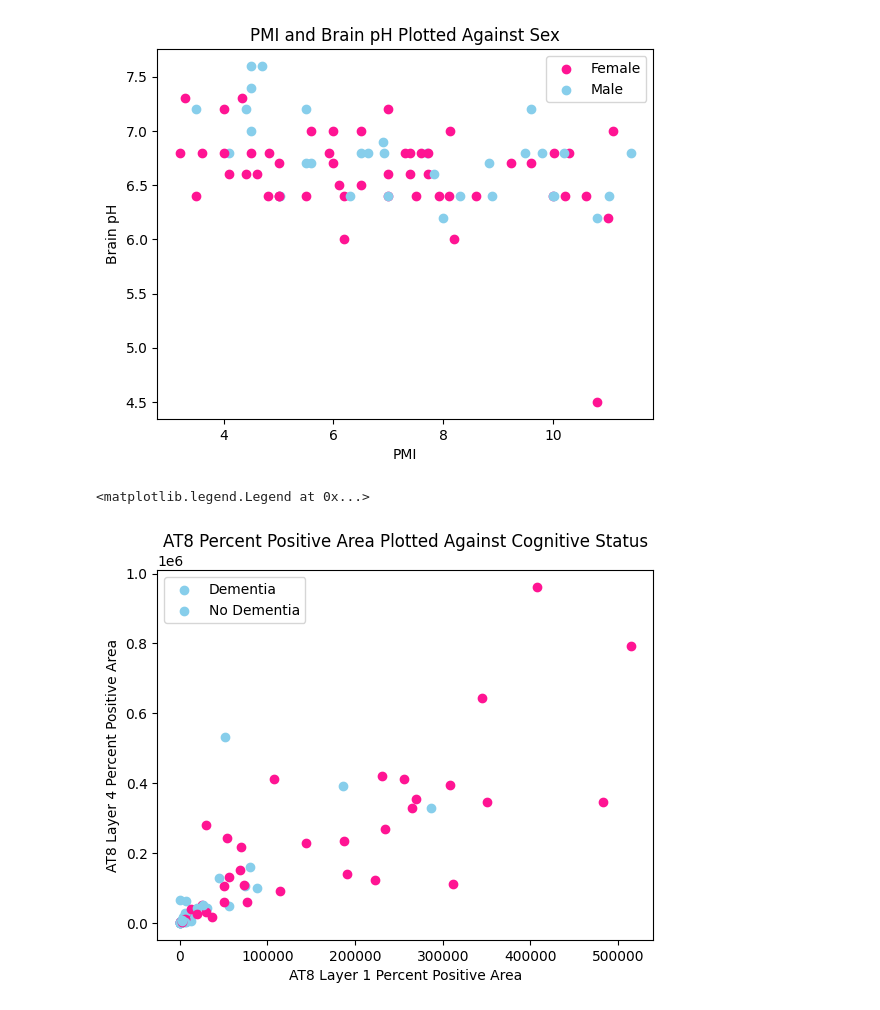
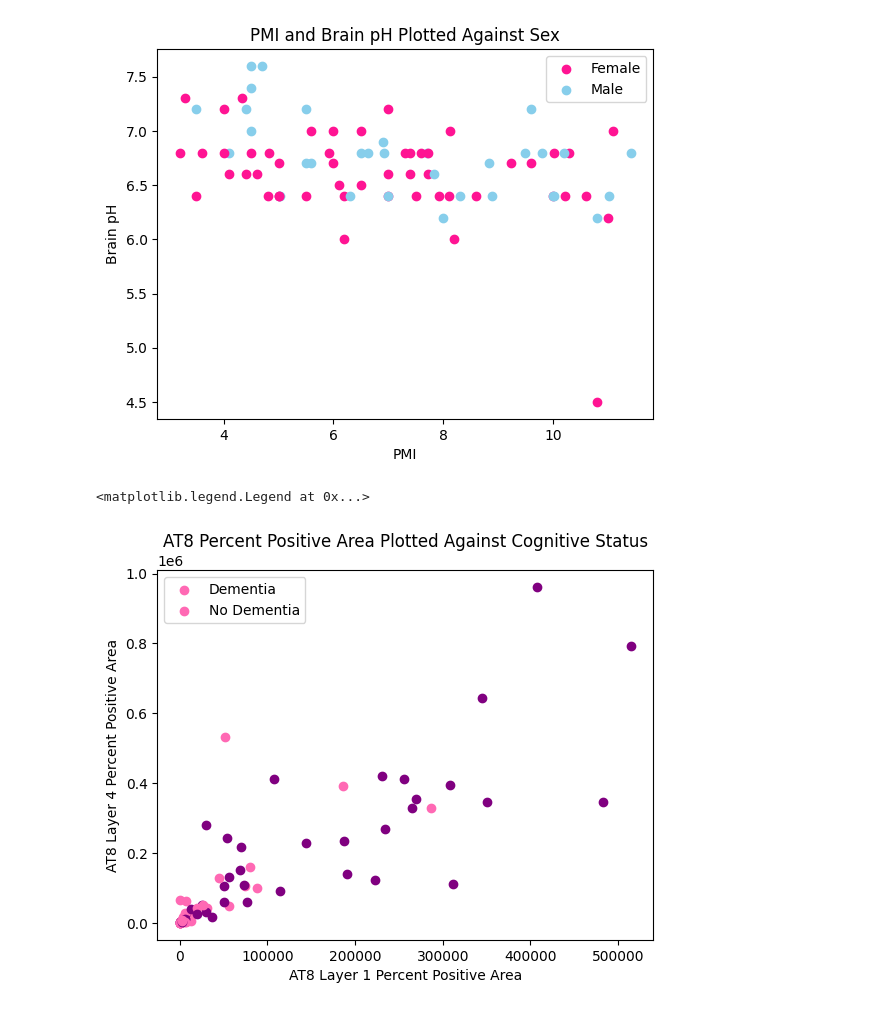
Before and after one commit to meghaninglis/Neural-Data, a Jupyter notebook: final_project_2023.ipynb, the cells around one changed output. Cells and saved outputs as stored; diff of their text form; code cells hidden in the pictures.

```diff
--- a/final_project_2023.ipynb
+++ b/final_project_2023.ipynb
@@ -99,17 +100,18 @@ for i in range(alz_ID_length):
 # %% [output]
 [figure]
 # %%
+#Make another scatter plot
 alz_combined_length = len(combined_data)
 
 for i in range(alz_combined_length):
   if combined_data.iloc[i,-1]== 'Dementia':
-    plt.scatter(combined_data.iloc[i,-2],combined_data.iloc[i,-3], color="deeppink")
+    plt.scatter(combined_data.iloc[i,-2],combined_data.iloc[i,-3], color="purple")
   else:
-    plt.scatter(combined_data.iloc[i,-2],combined_data.iloc[i,-3], color="skyblue")
+    plt.scatter(combined_data.iloc[i,-2],combined_data.iloc[i,-3], color="hotpink")
     plt.xlabel("AT8 Layer 1 Percent Positive Area")
     plt.ylabel("AT8 Layer 4 Percent Positive Area")
     plt.title("AT8 Percent Positive Area Plotted Against Cognitive Status")
 plt.legend(['Dementia', 'No Dementia'])
 # %% [output]
 <matplotlib.legend.Legend at 0x...>
-[figure, old version]
+[figure, new version]
```
Also changed, not shown: parts of 5 cells of this notebook.
